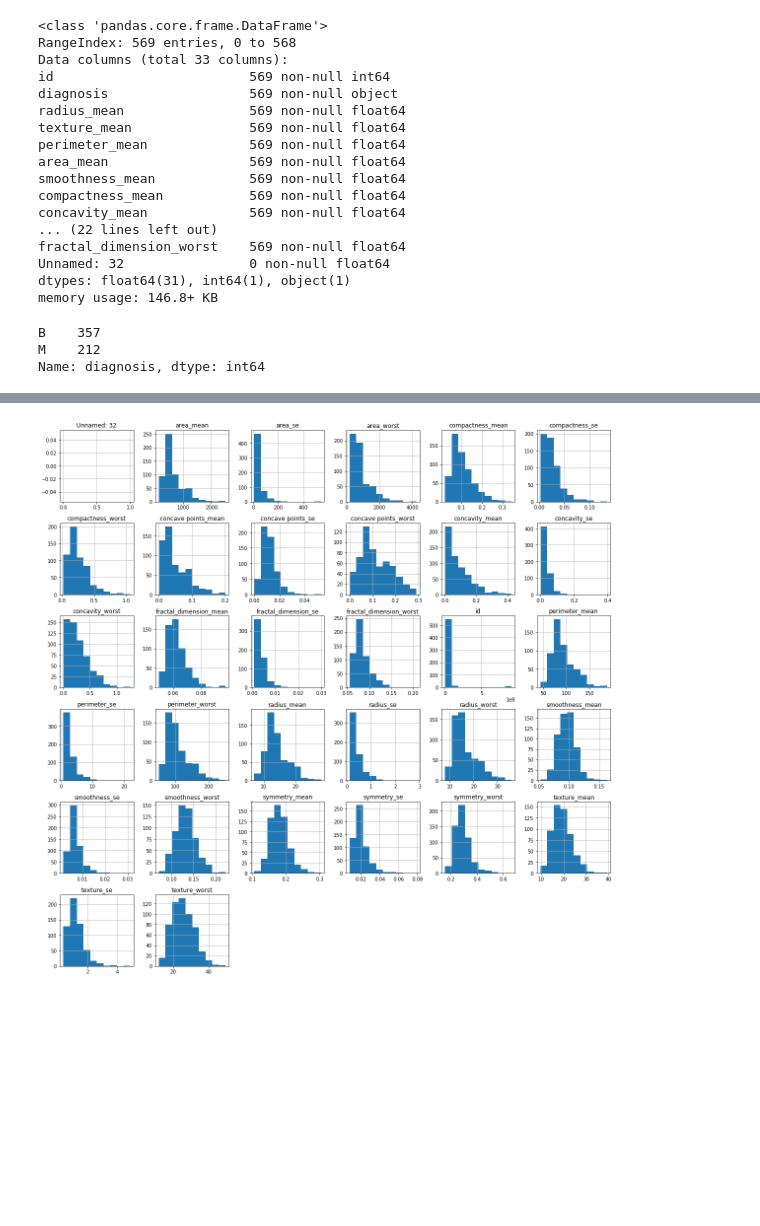
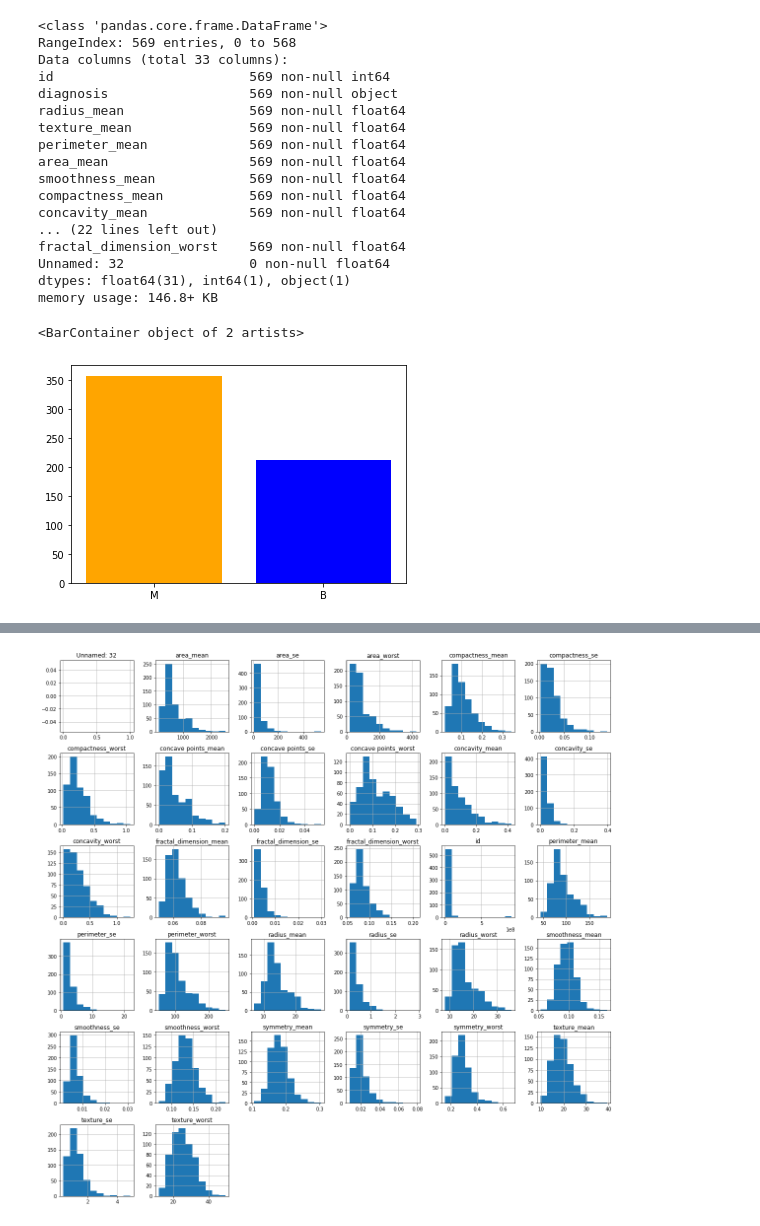
Before and after one commit to marcinsola/breast-cancer-analysis, a Jupyter notebook: breast-cancer-analysis.ipynb, the cells around one changed output, grey strips where cells are left out. Saved outputs shown, nothing was run; the diff lists cells and outputs as text; code cells hidden in the pictures; blank space fills up the shorter version.

```diff
--- a/breast-cancer-analysis.ipynb
+++ b/breast-cancer-analysis.ipynb
@@ -64,12 +64,11 @@ fractal_dimension_worst    569 non-null float64
 Unnamed: 32                0 non-null float64
 dtypes: float64(31), int64(1), object(1)
 memory usage: 146.8+ KB
-# %%
-data.diagnosis.value_counts()
-# %% [output]
-B    357
-M    212
-Name: diagnosis, dtype: int64
+# %%
+plt.bar(x=data.diagnosis.unique(), height=data.diagnosis.value_counts(), color=['orange', 'blue'])
+# %% [output]
+<BarContainer object of 2 artists>
+[figure, added]
 # %%
 data.describe()
 # %% [output]
```
Also changed, not shown: parts of 26 cells of this notebook.
